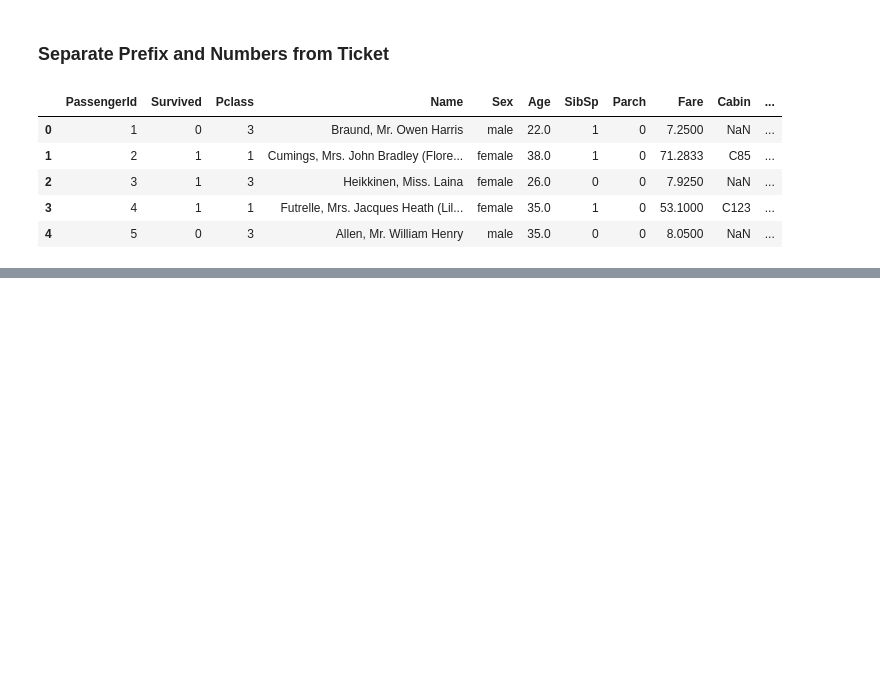
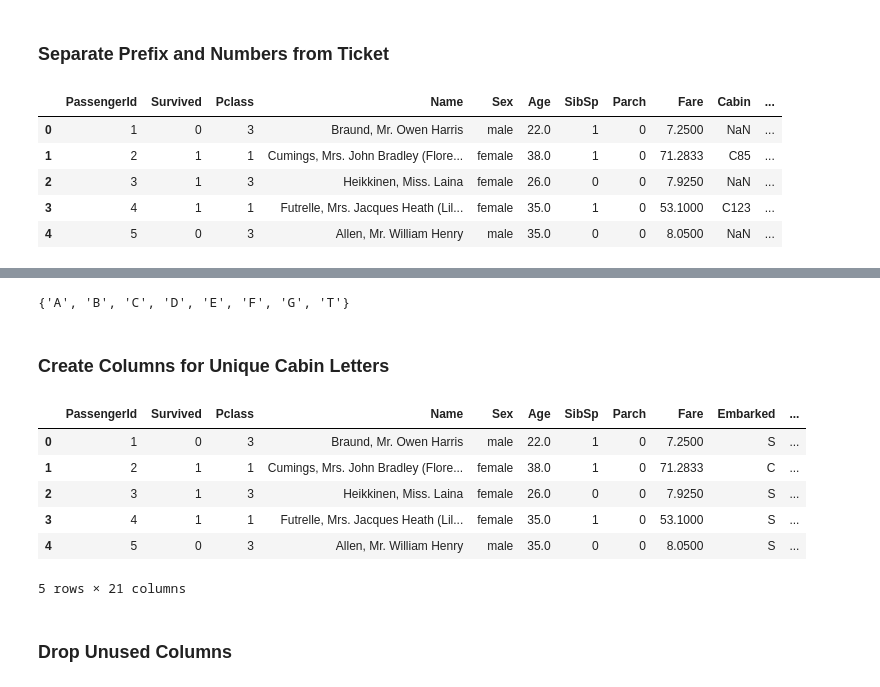
Before and after one commit to JBryan1/Kaggle, a Jupyter notebook: Titanic/Data Wrangling.ipynb, the cells around one changed output, grey strips where cells are left out. Drawn from its saved outputs; the diff is of its cells as text; code cells hidden in the pictures; blank space fills up the shorter version.

```diff
--- a/Titanic/Data Wrangling.ipynb
+++ b/Titanic/Data Wrangling.ipynb
@@ -41,0 +48,6 @@ titanic.head(5)
+# %%
+titanic["Cabin_Yes"] = 0
+
+for index, row in titanic.iterrows():
+    if type(row["Cabin"]) != float:
+        titanic.loc[index,'Cabin_Yes'] = 1
@@ -41,0 +85,21 @@ titanic.head(5)
+# %%
+cabin = list(titanic.Cabin.unique()) #Obtain list of unqiue Cabin numbers
+
+def uniqueLetters(cabin):
+    '''Input list of unique Cabin numbers and output unique letters from entire list'''
+    uniq_letters = set()
+    for e in cabin:
+        if type(e) is not str:
+            next
+        else:
+            f = list(set(e))
+            f = list(filter(lambda i: not str.isdigit(i), f))
+            uniq_letters.update(f)
+    uniq_letters.discard(" ")
+    return uniq_letters
+
+uniqueLetters(cabin)
+# %% [output]
+{'A', 'B', 'C', 'D', 'E', 'F', 'G', 'T'}
+# %% [markdown]
+### Create Columns for Unique Cabin Letters
@@ -41,0 +121,12 @@ titanic.head(5)
+# %%
+titanic.head(5)
+# %% [output]
+|  | PassengerId | Survived | Pclass | Name | Sex | Age | SibSp | Parch | Fare | Embarked | ... |
+| 0 | 1 | 0 | 3 | Braund, Mr. Owen Harris | male | 22.0 | 1 | 0 | 7.2500 | S | ... |
+| 1 | 2 | 1 | 1 | Cumings, Mrs. John Bradley (Flore... | female | 38.0 | 1 | 0 | 71.2833 | C | ... |
+| 2 | 3 | 1 | 3 | Heikkinen, Miss. Laina | female | 26.0 | 0 | 0 | 7.9250 | S | ... |
+| 3 | 4 | 1 | 1 | Futrelle, Mrs. Jacques Heath (Lil... | female | 35.0 | 1 | 0 | 53.1000 | S | ... |
+| 4 | 5 | 0 | 3 | Allen, Mr. William Henry | male | 35.0 | 0 | 0 | 8.0500 | S | ... |
+5 rows × 21 columns
+# %% [markdown]
+### Drop Unused Columns
```
Also changed, not shown: parts of 18 cells of this notebook, 3 other files.
